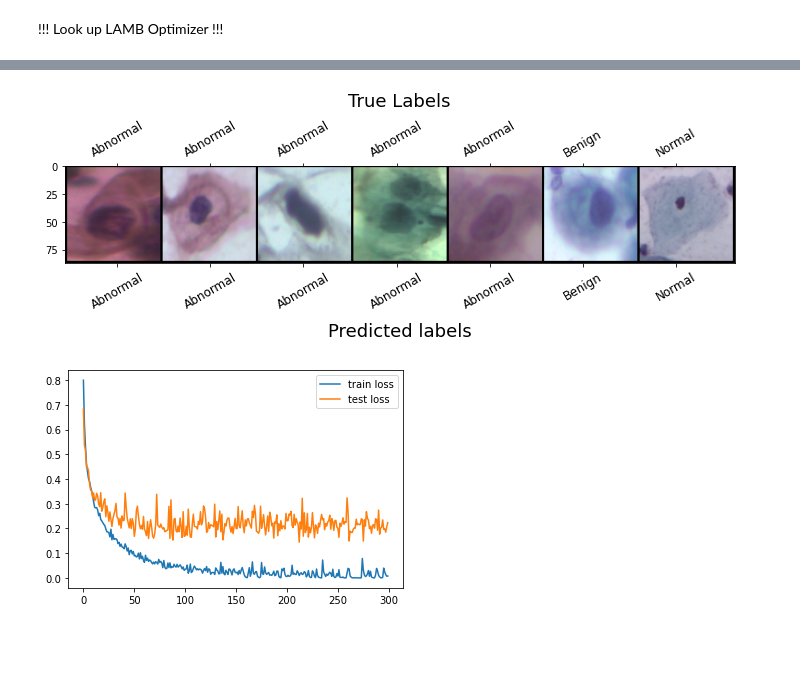
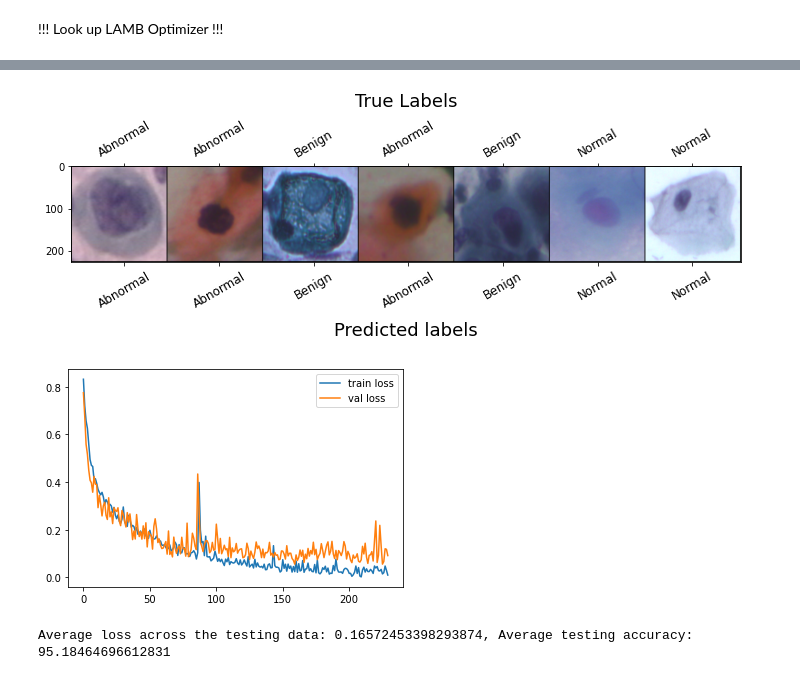
Before and after one commit to TFielloii/ERAU_MA540_Team5, a Jupyter notebook: CCT_Cervical_Cancer.ipynb, the cells around one changed output, grey strips where cells are left out. Drawn from its saved outputs; the diff is of its cells as text; code cells hidden in the pictures; blank space fills up the shorter version.

Commit message:
Almost final model and testing

```diff
--- a/CCT_Cervical_Cancer.ipynb
+++ b/CCT_Cervical_Cancer.ipynb
@@ -557,14 +579,16 @@ def concat_data(batch_size=128, img_size=32):
 
     concat_df = pd.concat([sipakmed_df,herlev_df], ignore_index=True)
 
-    # Split them into training and testing sets
-    train_set,test_set = train_test_split(concat_df,test_size=0.15)
+    # Split them into training, validation, and testing sets
+    tr_va_set,test_set = train_test_split(concat_df,test_size=0.15)
+    train_set,val_set = train_test_split(tr_va_set,test_size=0.15)
 
     # Set it up to alter random training images for better results
     train_transform = transforms.Compose([
                     transforms.ToPILImage(),
                     transforms.Resize((img_size, img_size)),
                     transforms.RandomHorizontalFlip(p=0.75),
+                    #transforms.RandomVerticalFlip(p=0.75),
                     transforms.RandomRotation(degrees=60),
                     transforms.ToTensor()])
 
@@ -574,10 +598,17 @@ def concat_data(batch_size=128, img_size=32):
                     transforms.ToTensor()])
 
     train_dataset = DatasetSample(train_set, train_transform)
+    val_dataset = DatasetSample(val_set, test_transform)
     test_dataset = DatasetSample(test_set, test_transform)
 
     Dtr = DataLoader(
         train_dataset,
+        batch_size=batch_size,
+        shuffle=True
+    )
+
+    Dva = DataLoader(
+        val_dataset,
         batch_size=batch_size,
         shuffle=True
     )
@@ -588,18 +619,19 @@ def concat_data(batch_size=128, img_size=32):
         shuffle=True
     )
 
-    return(Dtr, Dte)
+    return(Dtr, Dva, Dte)
 # %%
 #The corresponding class labels
-batch_size=28
-img_size=84
+batch_size=32
+img_size=224
 classes = ('Benign', 'Normal', 'Abnormal')
-Dtr, Dte = concat_data(batch_size=batch_size, img_size=img_size)
+Dtr, Dva, Dte = concat_data(batch_size=batch_size, img_size=img_size)
 # %% [markdown]
 ### Builds the dataloaders for training and testing
 # %%
 # Turns the dataloaders into iterable objects. Useful for viewing
 dataiter = iter(Dtr)
+val_dataiter = iter(Dva)
 test_dataiter = iter(Dte)
 # %% [markdown]
 ### Function for viewing batches of the dataset
@@ -725,10 +758,10 @@ model = CCT(
         img_size=img_size,      # Input image size
         in_channels=3,  # Number of channels for the image
         patch_size=4,   # How big our patches are
-        embed_dim=44,   # Embedding dim
-        n_layers=6,     # Number of transformer encoders
+        embed_dim=48,   # Embedding dim
+        n_layers=4,     # Number of transformer encoders
         n_conv=2,       # Number of convolutional layers
-        n_heads=4,      # Number of attention heads
+        n_heads=6,      # Number of attention heads
         attn_dropout=0.,        # Attention Dropout
         proj_dropout=0.,        # (MHA) Projection Dropout
         mlp_dropout=0.1,        # (MHA) last layer dropout
@@ -761,14 +785,40 @@ Epoch 300/300, Train Loss: 0.0078, Train Accuracy: 99.668       Test Loss: 0.223
 # %%
-images, labels = test_dataiter.next()
+images, labels = val_dataiter.next()
 out_img, predicted = torch.max(model(images.to(device)), 1)
 imshow(images[:7], labels[:7], predicted[:7])
 # %% [output]
-[figure, old version]
+[figure, new version]
 # %%
 # Plot the train loss and test loss per iteration
 plt.plot(train_losses, label='train loss')
-plt.plot(test_losses, label='test loss')
+plt.plot(val_losses, label='val loss')
 plt.legend()
 plt.show()
 # %% [output]
-[figure, old version]
+[figure, new version]
+# %%
+test_loss = []
+test_acc = []
+n_correct = 0.
+n_total = 0.
+model.eval()
+with torch.no_grad():
+    for inputs, targets in Dte:
+        inputs, targets = inputs.to(device), targets.to(device)
+        outputs = model(inputs)
+
+        # Get the predictions
+        # torch.max returns both max and argmax
+        __, out_label = outputs.max(dim=1)
+        # Updates the accuracy with every pass
+        n_correct += (out_label == targets).sum().item()
+        n_total += targets.shape[0]
+        test_acc.append(n_correct / n_total)
+
+        loss = loss_fn(outputs, targets)
+        test_loss.append(loss.item())
+test_loss = np.mean(test_loss)
+avg_acc = np.mean(test_acc)*100
+print('Average loss across the testing data: {}, Average testing accuracy: {}'.format(test_loss, avg_acc))
+# %% [output]
+Average loss across the testing data: 0.16572453398293874, Average testing accuracy: 95.18464696612831
```
Also changed, not shown: parts of 6 cells of this notebook, 1 other file.
